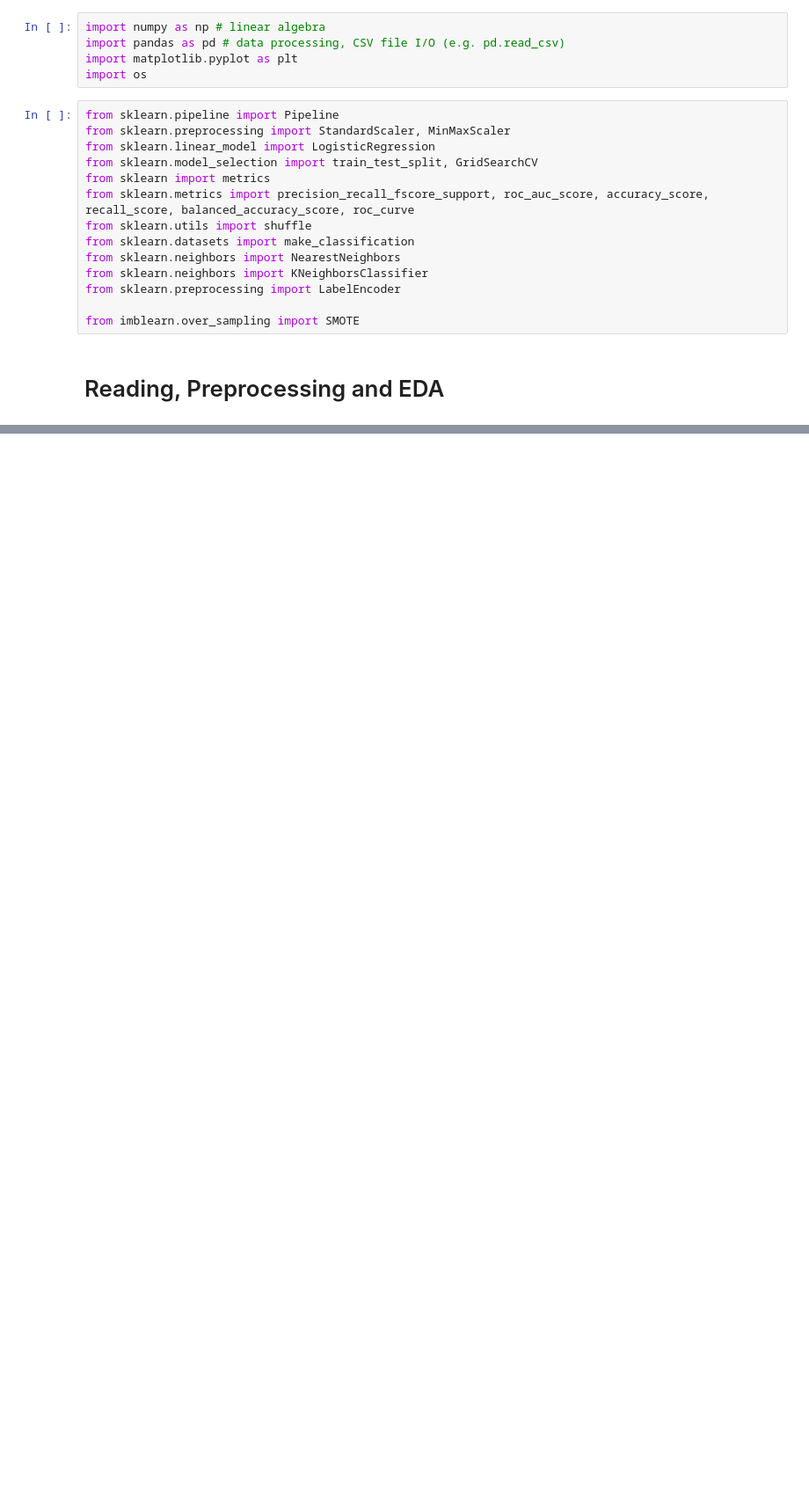
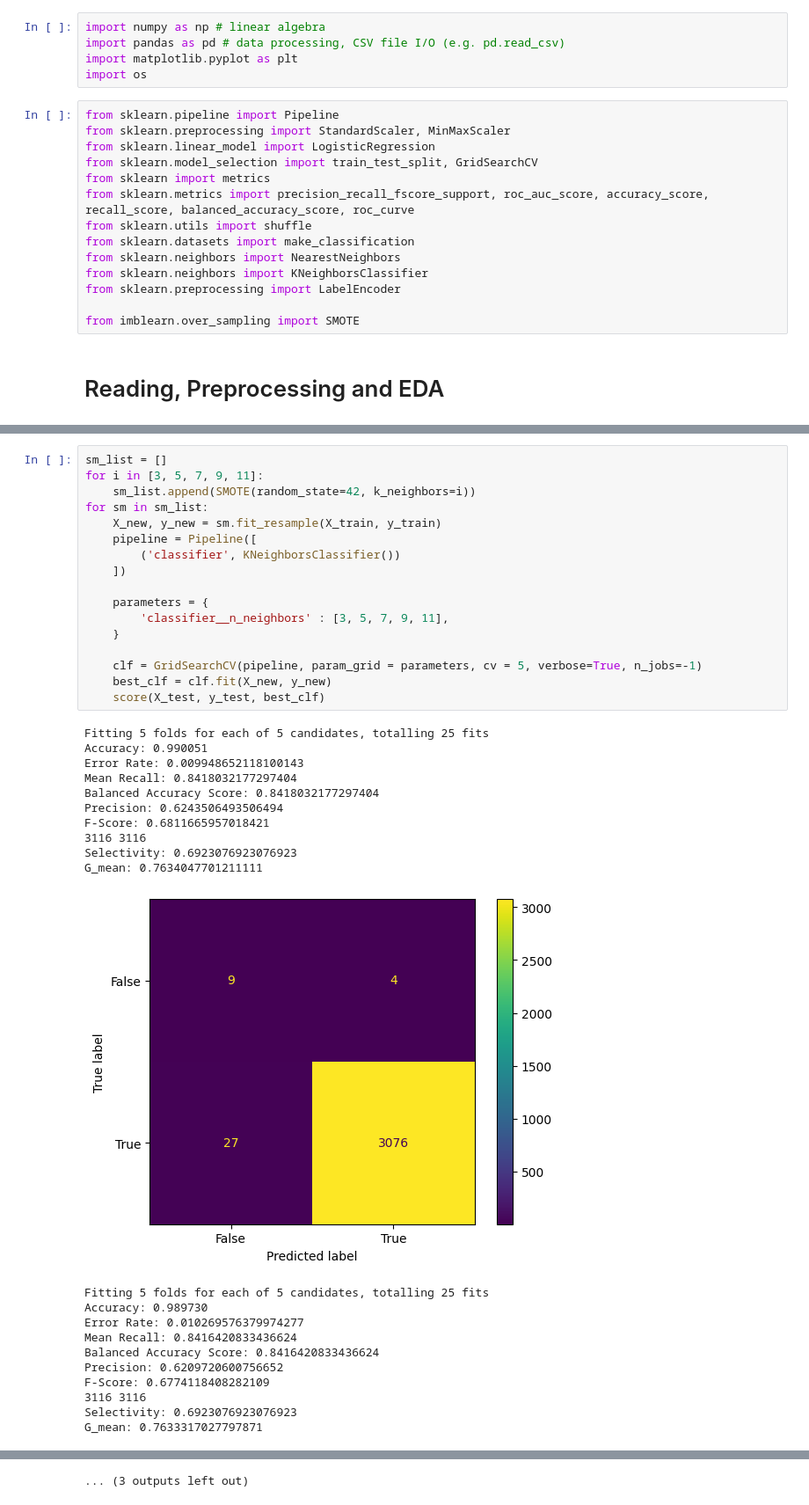
Before and after one commit to gakash2k01/Comparative_study_data_imbalance, a Jupyter notebook: notebooks/p53Mutant.ipynb, the cells around one changed output, grey strips where cells are left out. Shown: that part at 88% size. Saved outputs shown, nothing was run; the diff lists cells and outputs as text; blank space fills up the shorter version.

```diff
--- a/notebooks/p53Mutant.ipynb
+++ b/notebooks/p53Mutant.ipynb
@@ -31,0 +284,39 @@ print(train_df.isnull().sum().sum(), train_df.isna().sum().sum())
+# %%
+sm_list = []
+for i in [3, 5, 7, 9, 11]:
+    sm_list.append(SMOTE(random_state=42, k_neighbors=i))
+for sm in sm_list:
+    X_new, y_new = sm.fit_resample(X_train, y_train)
+    pipeline = Pipeline([
+        ('classifier', KNeighborsClassifier())
+    ])
+
+    parameters = {
+        'classifier__n_neighbors' : [3, 5, 7, 9, 11],
+    }
+
+    clf = GridSearchCV(pipeline, param_grid = parameters, cv = 5, verbose=True, n_jobs=-1)
+    best_clf = clf.fit(X_new, y_new)
+    score(X_test, y_test, best_clf)
+# %% [output]
+Fitting 5 folds for each of 5 candidates, totalling 25 fits
+Accuracy: 0.990051
+Error Rate: 0.009948652118100143
+Mean Recall: 0.8418032177297404
+Balanced Accuracy Score: 0.8418032177297404
+Precision: 0.6243506493506494
+F-Score: 0.6811665957018421
+3116 3116
+Selectivity: 0.6923076923076923
+G_mean: 0.7634047701211111
+[figure, added]
+Fitting 5 folds for each of 5 candidates, totalling 25 fits
+Accuracy: 0.989730
+Error Rate: 0.010269576379974277
+Mean Recall: 0.8416420833436624
+Balanced Accuracy Score: 0.8416420833436624
+Precision: 0.6209720600756652
+F-Score: 0.6774118408282109
+3116 3116
+Selectivity: 0.6923076923076923
+G_mean: 0.7633317027797871
@@ -31,0 +359 @@ print(train_df.isnull().sum().sum(), train_df.isna().sum().sum())
+... (3 outputs left out)
```
Also changed, not shown: parts of 25 cells of this notebook.
